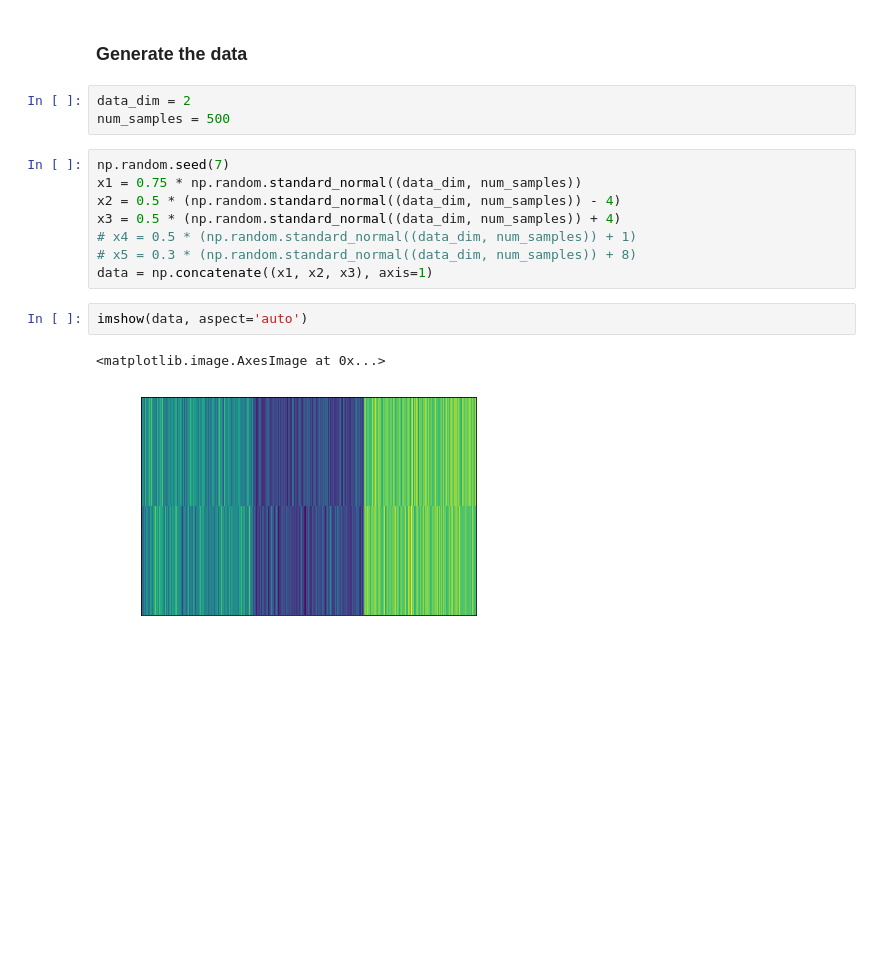
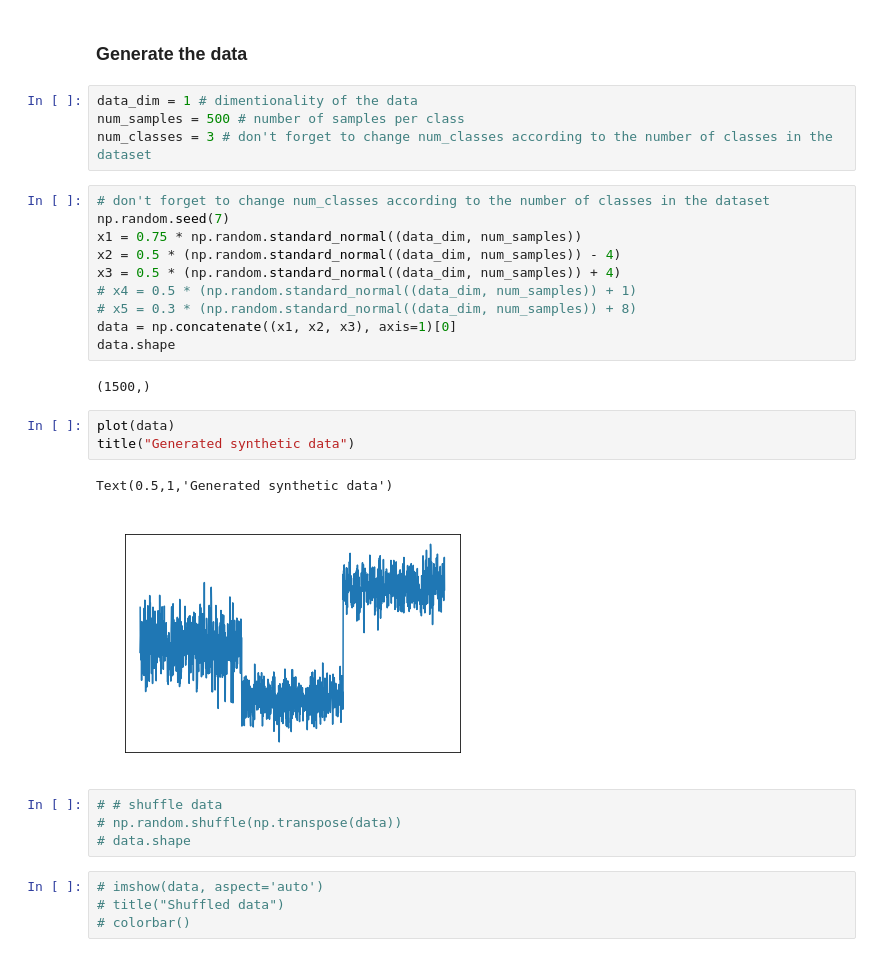
Before and after one commit to mizvol/miniESN, a Jupyter notebook: Synthetic.ipynb, the cells around one changed output. Cells and saved outputs as stored; diff of their text form; blank space fills up the shorter version.

```diff
--- a/Synthetic.ipynb
+++ b/Synthetic.ipynb
@@ -11,19 +11,33 @@ rcParams['xtick.color'] = COLOR
 rcParams['ytick.color'] = COLOR
 # %% [markdown]
 ### Generate the data
-# %%
-data_dim = 2
-num_samples = 500
+# %%
+data_dim = 1 # dimentionality of the data
+num_samples = 500 # number of samples per class
+num_classes = 3 # don't forget to change num_classes according to the number of classes in the dataset
 # %%
+# don't forget to change num_classes according to the number of classes in the dataset
 np.random.seed(7)
 x1 = 0.75 * np.random.standard_normal((data_dim, num_samples))
 x2 = 0.5 * (np.random.standard_normal((data_dim, num_samples)) - 4)
 x3 = 0.5 * (np.random.standard_normal((data_dim, num_samples)) + 4)
 # x4 = 0.5 * (np.random.standard_normal((data_dim, num_samples)) + 1)
 # x5 = 0.3 * (np.random.standard_normal((data_dim, num_samples)) + 8)
-data = np.concatenate((x1, x2, x3), axis=1)
+data = np.concatenate((x1, x2, x3), axis=1)[0]
+data.shape
+# %% [output]
+(1500,)
+# %%
+plot(data)
+title("Generated synthetic data")
+# %% [output]
+Text(0.5,1,'Generated synthetic data')
+[figure, added]
+# %%
+# # shuffle data
+# np.random.shuffle(np.transpose(data))
+# data.shape
 # %%
-imshow(data, aspect='auto')
+# imshow(data, aspect='auto')
+# title("Shuffled data")
+# colorbar()
-# %% [output]
-<matplotlib.image.AxesImage at 0x...>
-[figure, removed]
```
Also changed, not shown: parts of 6 cells of this notebook.
